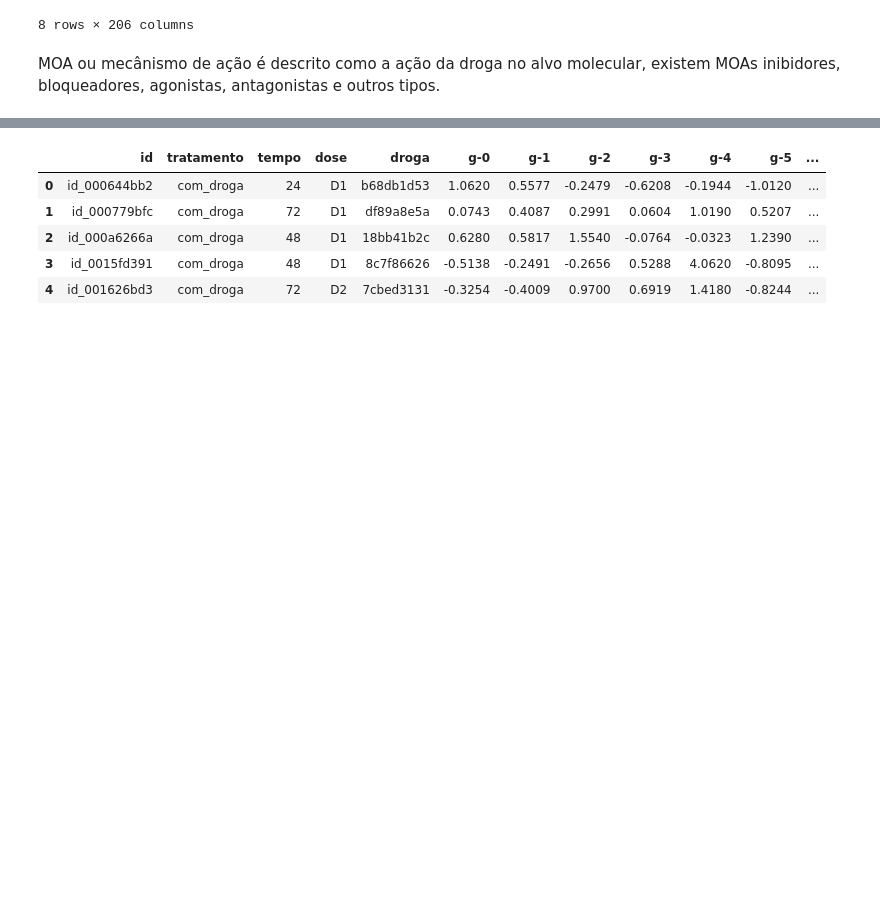
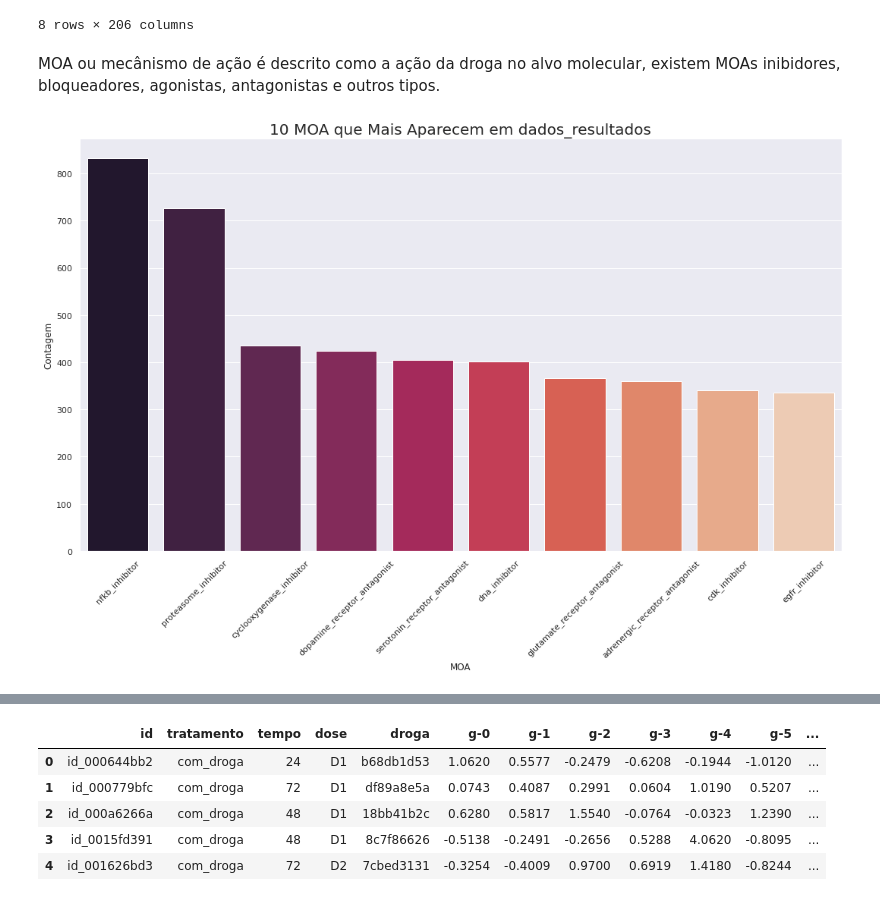
Before and after one commit to Gabrielvinicius27/imersao-dados-desafio-final, a Jupyter notebook: DesafioFinal_ImersaoDadosAlura.ipynb, the cells around one changed output, grey strips where cells are left out. Saved outputs shown, nothing was run; the diff lists cells and outputs as text; code cells hidden in the pictures; blank space fills up the shorter version.

```diff
--- a/DesafioFinal_ImersaoDadosAlura.ipynb
+++ b/DesafioFinal_ImersaoDadosAlura.ipynb
@@ -241,3 +241,22 @@ dados_resultados.describe()
 8 rows × 206 columns
 # %% [markdown]
 MOA ou mecânismo de ação é descrito como a ação da droga no alvo molecular, existem MOAs inibidores, bloqueadores, agonistas, antagonistas e outros tipos.
+# %%
+contagem_MOA = dados_resultados.drop('id', axis = 1)\
+               .sum().sort_values(ascending = False)[:10]
+
+plt.figure(figsize = (18,10))
+
+ax = sns.barplot(x = contagem_MOA.index,
+            y = contagem_MOA.values,
+            palette = sns.color_palette('rocket',
+                                        n_colors=len(contagem_MOA.index)))
+
+ax.set(xlabel = 'MOA', ylabel = 'Contagem')
+ax.set_title('10 MOA que Mais Aparecem em dados_resultados',
+             fontdict = {'fontsize':20})
+plt.xticks(rotation=45)
+
+plt.show()
+# %% [output]
+[figure, added]
```
Also changed, not shown: parts of 14 cells of this notebook.
